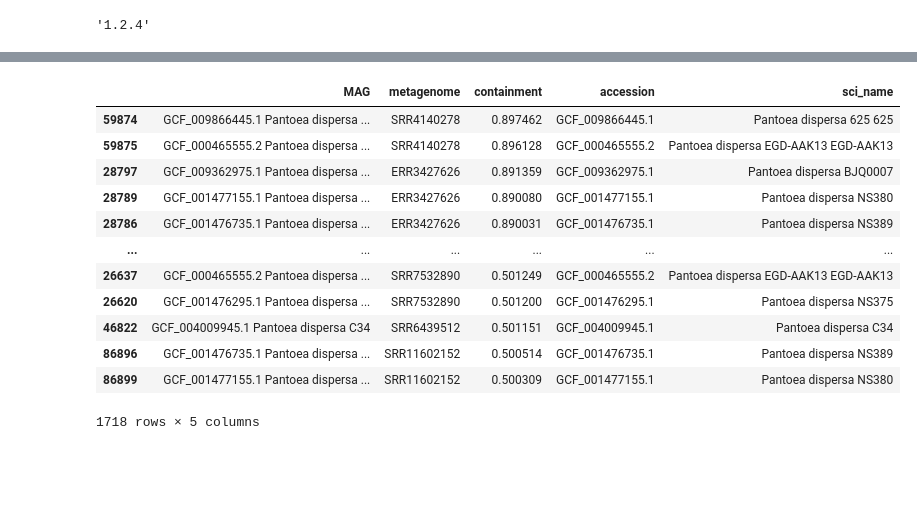
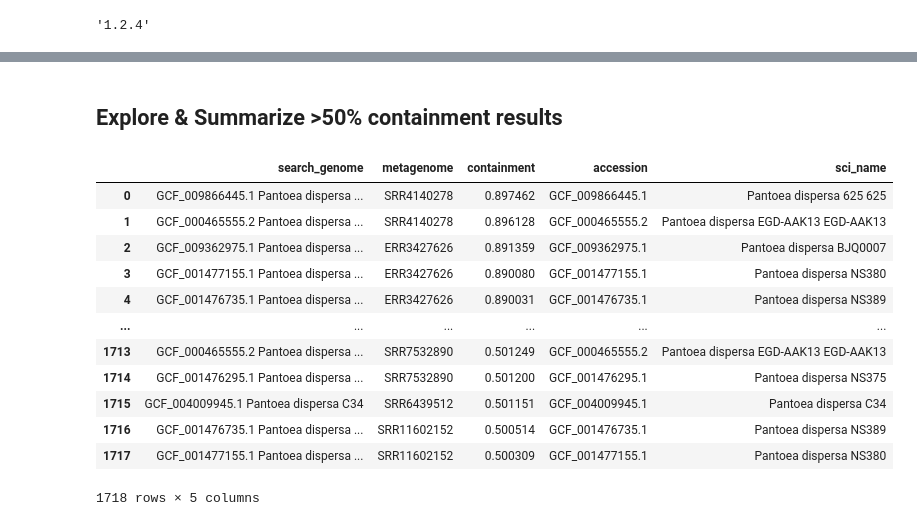
Before and after one commit to bluegenes/2021-magsearch-vt, a Jupyter notebook: notebooks/001.explore-results.ipynb, the cells around one changed output, grey strips where cells are left out. Cells and saved outputs as stored; diff of their text form; code cells hidden in the pictures; blank space fills up the shorter version.

```diff
--- a/notebooks/001.explore-results.ipynb
+++ b/notebooks/001.explore-results.ipynb
@@ -36,9 +13,9 @@ ms31
 # %%
+# read in k=31 SRA search results
 ms31 = pd.read_csv("../output.magsearch/results/pl-genomes.k31.csv.gz",
                    sep=",",
                    quotechar="'",
                    header=0,
-                   names=["MAG", "metagenome", "containment"])
-
+                   names=["search_genome", "metagenome", "containment"])
 ms31
 # %% [output]
@@ -57,9 +34,9 @@ ms31
 102146 rows × 3 columns
 # %%
 # Fix names so it's easier to query
-ms31['MAG'] = ms31['MAG'].str.replace(r"'(?P<id>.*)'", lambda m: m.group("id"), regex=True)
+ms31['search_genome'] = ms31['search_genome'].str.replace(r"'(?P<id>.*)'", lambda m: m.group("id"), regex=True)
 ms31['metagenome'] = ms31['metagenome'].str.replace(r".*/(?P<id>.*).sig.*", lambda m: m.group("id"), regex=True)
-ms31['accession'] = ms31['MAG'].str.split(" ", 1, expand=True)[0]
-ms31['sci_name'] = ms31['MAG'].str.split(" ", 1, expand=True)[1]
+ms31['accession'] = ms31['search_genome'].str.split(" ", 1, expand=True)[0]
+ms31['sci_name'] = ms31['search_genome'].str.split(" ", 1, expand=True)[1]
 ms31
 # %% [output]
@@ -149,17 +133,21 @@ ms21_c50.sort_values(by="containment", ascending=False)
+# %% [markdown]
+## Explore & Summarize >50% containment results
 # %%
+#subset to just >50% containment; sort by containment & look at top metagenome matches
 ms31_c50 = ms31[ms31['containment'] > 0.5]
-ms31_c50.sort_values(by="containment", ascending=False)
+ms31_c50 = ms31_c50.sort_values(by="containment", ascending=False, ignore_index=True)
+ms31_c50
 # %% [output]
-|  | MAG | metagenome | containment | accession | sci_name |
-| 59874 | GCF_009866445.1 Pantoea dispersa ... | SRR4140278 | 0.897462 | GCF_009866445.1 | Pantoea dispersa 625 625 |
-| 59875 | GCF_000465555.2 Pantoea dispersa ... | SRR4140278 | 0.896128 | GCF_000465555.2 | Pantoea dispersa EGD-AAK13 EGD-AAK13 |
-| 28797 | GCF_009362975.1 Pantoea dispersa ... | ERR3427626 | 0.891359 | GCF_009362975.1 | Pantoea dispersa BJQ0007 |
-| 28789 | GCF_001477155.1 Pantoea dispersa ... | ERR3427626 | 0.890080 | GCF_001477155.1 | Pantoea dispersa NS380 |
-| 28786 | GCF_001476735.1 Pantoea dispersa ... | ERR3427626 | 0.890031 | GCF_001476735.1 | Pantoea dispersa NS389 |
+|  | search_genome | metagenome | containment | accession | sci_name |
+| 0 | GCF_009866445.1 Pantoea dispersa ... | SRR4140278 | 0.897462 | GCF_009866445.1 | Pantoea dispersa 625 625 |
+| 1 | GCF_000465555.2 Pantoea dispersa ... | SRR4140278 | 0.896128 | GCF_000465555.2 | Pantoea dispersa EGD-AAK13 EGD-AAK13 |
+| 2 | GCF_009362975.1 Pantoea dispersa ... | ERR3427626 | 0.891359 | GCF_009362975.1 | Pantoea dispersa BJQ0007 |
+| 3 | GCF_001477155.1 Pantoea dispersa ... | ERR3427626 | 0.890080 | GCF_001477155.1 | Pantoea dispersa NS380 |
+| 4 | GCF_001476735.1 Pantoea dispersa ... | ERR3427626 | 0.890031 | GCF_001476735.1 | Pantoea dispersa NS389 |
 | ... | ... | ... | ... | ... | ... |
-| 26637 | GCF_000465555.2 Pantoea dispersa ... | SRR7532890 | 0.501249 | GCF_000465555.2 | Pantoea dispersa EGD-AAK13 EGD-AAK13 |
-| 26620 | GCF_001476295.1 Pantoea dispersa ... | SRR7532890 | 0.501200 | GCF_001476295.1 | Pantoea dispersa NS375 |
-| 46822 | GCF_004009945.1 Pantoea dispersa C34 | SRR6439512 | 0.501151 | GCF_004009945.1 | Pantoea dispersa C34 |
-| 86896 | GCF_001476735.1 Pantoea dispersa ... | SRR11602152 | 0.500514 | GCF_001476735.1 | Pantoea dispersa NS389 |
-| 86899 | GCF_001477155.1 Pantoea dispersa ... | SRR11602152 | 0.500309 | GCF_001477155.1 | Pantoea dispersa NS380 |
+| 1713 | GCF_000465555.2 Pantoea dispersa ... | SRR7532890 | 0.501249 | GCF_000465555.2 | Pantoea dispersa EGD-AAK13 EGD-AAK13 |
+| 1714 | GCF_001476295.1 Pantoea dispersa ... | SRR7532890 | 0.501200 | GCF_001476295.1 | Pantoea dispersa NS375 |
+| 1715 | GCF_004009945.1 Pantoea dispersa C34 | SRR6439512 | 0.501151 | GCF_004009945.1 | Pantoea dispersa C34 |
+| 1716 | GCF_001476735.1 Pantoea dispersa ... | SRR11602152 | 0.500514 | GCF_001476735.1 | Pantoea dispersa NS389 |
+| 1717 | GCF_001477155.1 Pantoea dispersa ... | SRR11602152 | 0.500309 | GCF_001477155.1 | Pantoea dispersa NS380 |
 1718 rows × 5 columns
```
Also changed, not shown: parts of 29 cells of this notebook, 1 other file.
